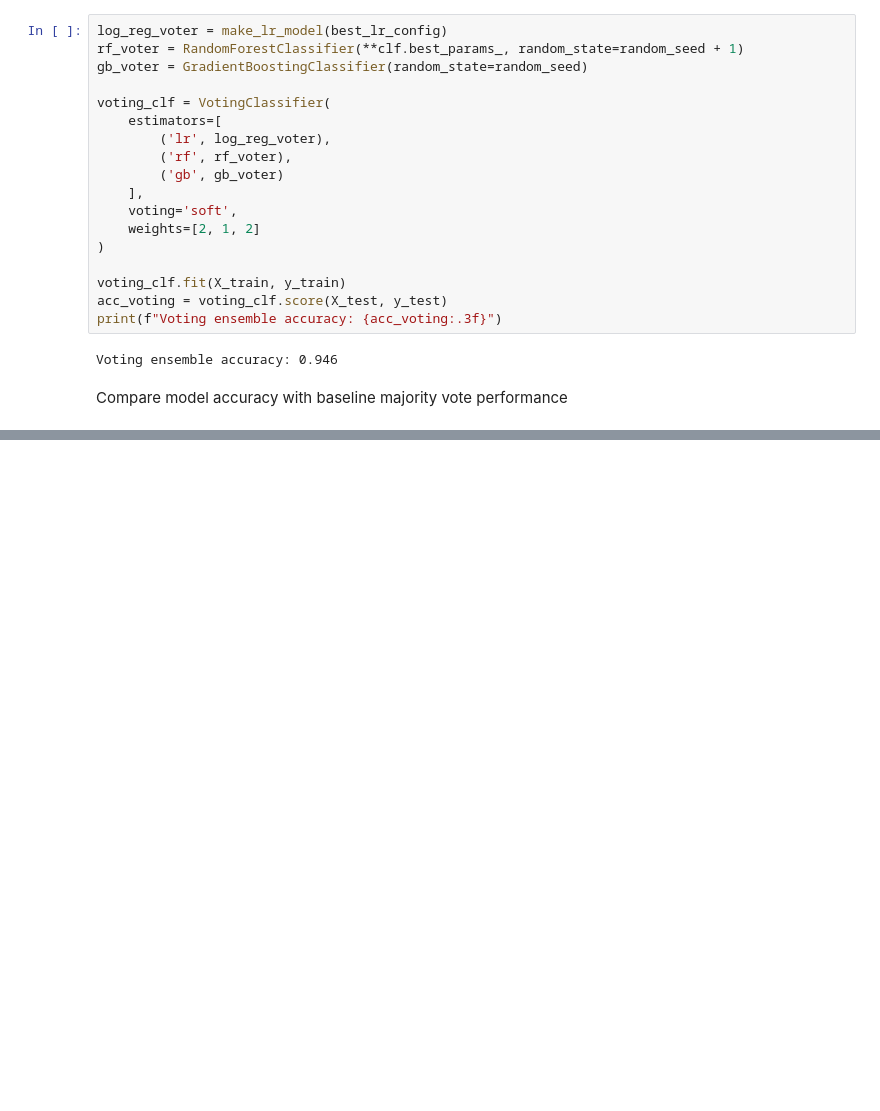
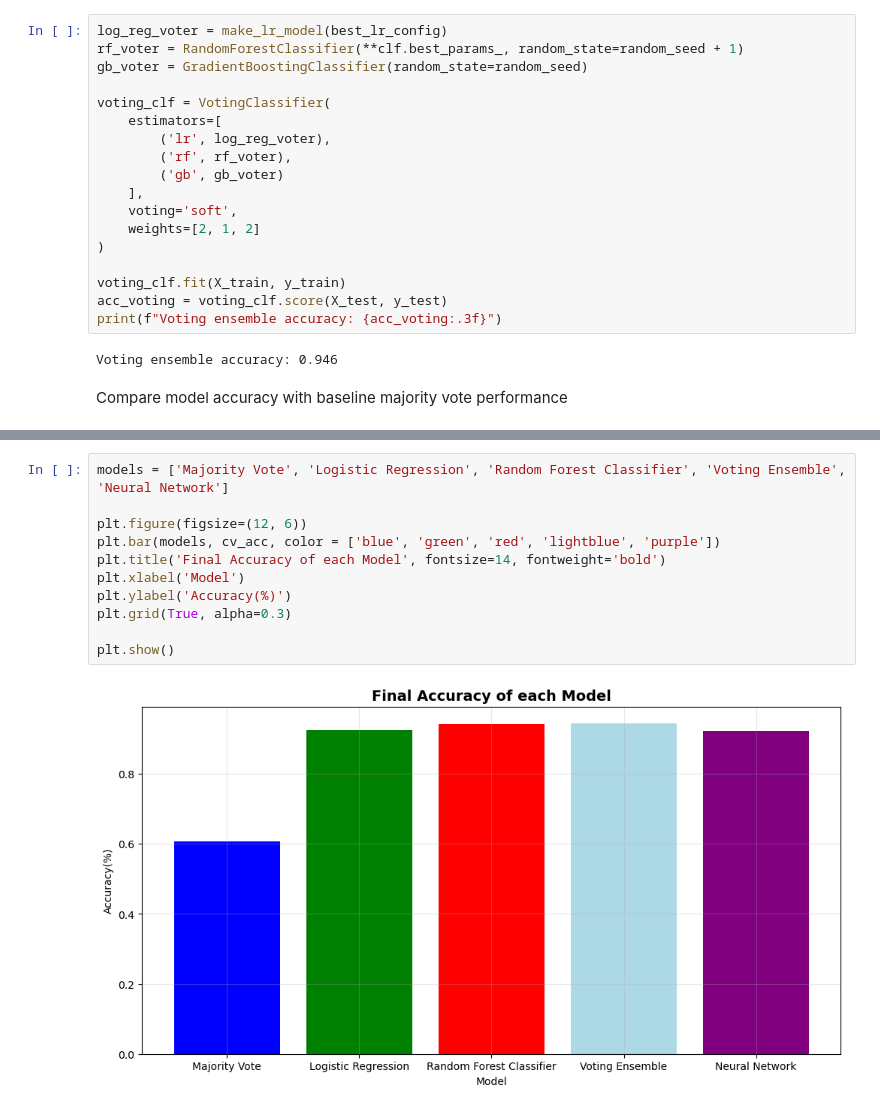
Before and after one commit to mayyan531/Spambase, a Jupyter notebook: spambase.ipynb, the cells around one changed output, grey strips where cells are left out. Drawn from its saved outputs; the diff is of its cells as text; blank space fills up the shorter version.

```diff
--- a/spambase.ipynb
+++ b/spambase.ipynb
@@ -432,0 +475,13 @@ KeyboardInterrupt:
+# %%
+models = ['Majority Vote', 'Logistic Regression', 'Random Forest Classifier', 'Voting Ensemble', 'Neural Network']
+
+plt.figure(figsize=(12, 6))
+plt.bar(models, cv_acc, color = ['blue', 'green', 'red', 'lightblue', 'purple'])
+plt.title('Final Accuracy of each Model', fontsize=14, fontweight='bold')
+plt.xlabel('Model')
+plt.ylabel('Accuracy(%)')
+plt.grid(True, alpha=0.3)
+
+plt.show()
+# %% [output]
+[figure, added]
```
Also changed, not shown: parts of 5 cells of this notebook.
